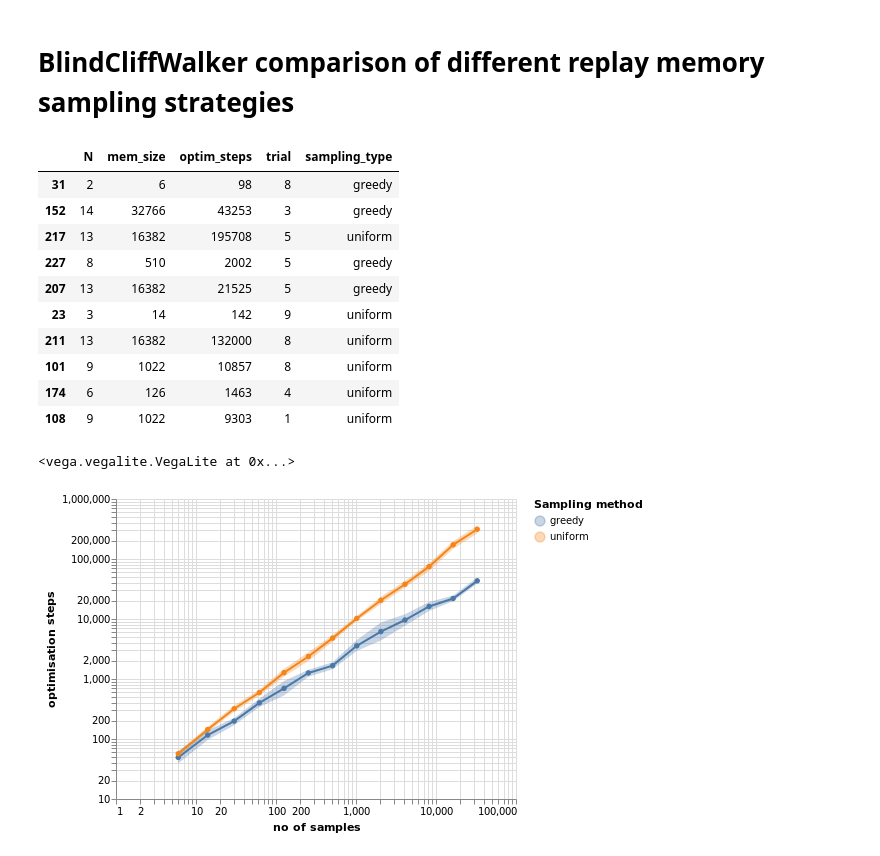
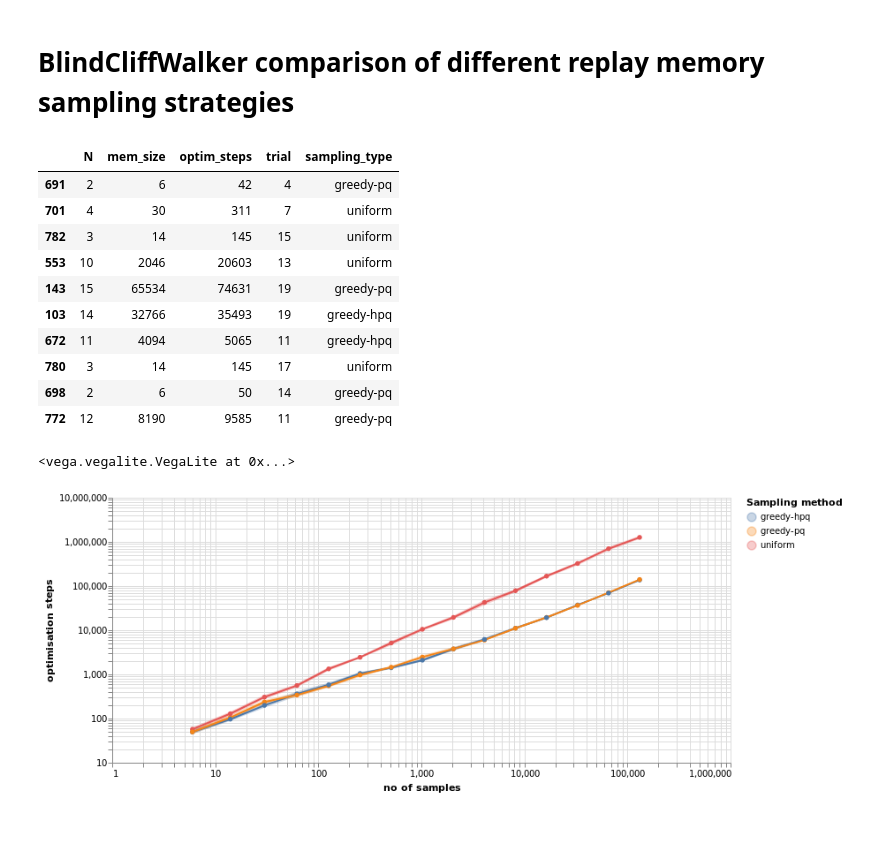
Before and after one commit to floringogianu/per-study, a Jupyter notebook: notebooks/comparison.ipynb, the cells around one changed output. Saved outputs shown, nothing was run; the diff lists cells and outputs as text; code cells hidden in the pictures; blank space fills up the shorter version.

```diff
--- a/notebooks/comparison.ipynb
+++ b/notebooks/comparison.ipynb
@@ -11,43 +13,45 @@ np.set_printoptions(linewidth=120, precision=3, suppress=True)
 # %%
-experiment_name = 'uniform_vs_greedy'
+experiment_name = 'uni_vs_gpq_ghpq'
 
 result_paths = collect_results(experiment_name=experiment_name,
                                results_dir='../results',
                                names=['results.msgpack'])
+result_paths = [p for p in result_paths if p[1]]
+
 result_data_frames = [pd.read_msgpack(f'{p[0]}/{p[1][0]}') for p in result_paths]
 
 data = pd.concat(result_data_frames, ignore_index=True)
 data.sample(10)
 # %% [output]
 |  | N | mem_size | optim_steps | trial | sampling_type |
-| 31 | 2 | 6 | 98 | 8 | greedy |
-| 152 | 14 | 32766 | 43253 | 3 | greedy |
-| 217 | 13 | 16382 | 195708 | 5 | uniform |
-| 227 | 8 | 510 | 2002 | 5 | greedy |
-| 207 | 13 | 16382 | 21525 | 5 | greedy |
-| 23 | 3 | 14 | 142 | 9 | uniform |
-| 211 | 13 | 16382 | 132000 | 8 | uniform |
-| 101 | 9 | 1022 | 10857 | 8 | uniform |
-| 174 | 6 | 126 | 1463 | 4 | uniform |
-| 108 | 9 | 1022 | 9303 | 1 | uniform |
+| 691 | 2 | 6 | 42 | 4 | greedy-pq |
+| 701 | 4 | 30 | 311 | 7 | uniform |
+| 782 | 3 | 14 | 145 | 15 | uniform |
+| 553 | 10 | 2046 | 20603 | 13 | uniform |
+| 143 | 15 | 65534 | 74631 | 19 | greedy-pq |
+| 103 | 14 | 32766 | 35493 | 19 | greedy-hpq |
+| 672 | 11 | 4094 | 5065 | 11 | greedy-hpq |
+| 780 | 3 | 14 | 145 | 17 | uniform |
+| 698 | 2 | 6 | 50 | 14 | greedy-pq |
+| 772 | 12 | 8190 | 9585 | 11 | greedy-pq |
 # %%
 x_axis = alt.X('mem_size', scale=alt.Scale(type='log'), axis=alt.Axis(title='no of samples'))
 
 line = alt.Chart(data).mark_line(point=True).encode(
     x=x_axis,
     y='mean(optim_steps)',
     color=alt.Color('sampling_type', legend=alt.Legend(title="Sampling method")),
     tooltip=['mem_size', 'mean(optim_steps)', 'sampling_type']
 )
 
 confidence_interval = alt.Chart(data).mark_area(opacity=0.3).encode(
     x=x_axis,
     y=alt.Y('ci0(optim_steps)', axis=alt.Axis(title='optimisation steps'), scale=alt.Scale(type='log')),
     y2='ci1(optim_steps)',
     color=alt.Color('sampling_type')
 )
 
-(confidence_interval + line).interactive()
+(confidence_interval + line).interactive().properties(width=700)
 # %% [output]
 <vega.vegalite.VegaLite at 0x...>
-[figure, old version]
+[figure, new version]
```
Also changed, not shown: parts of 1 cell of this notebook.
